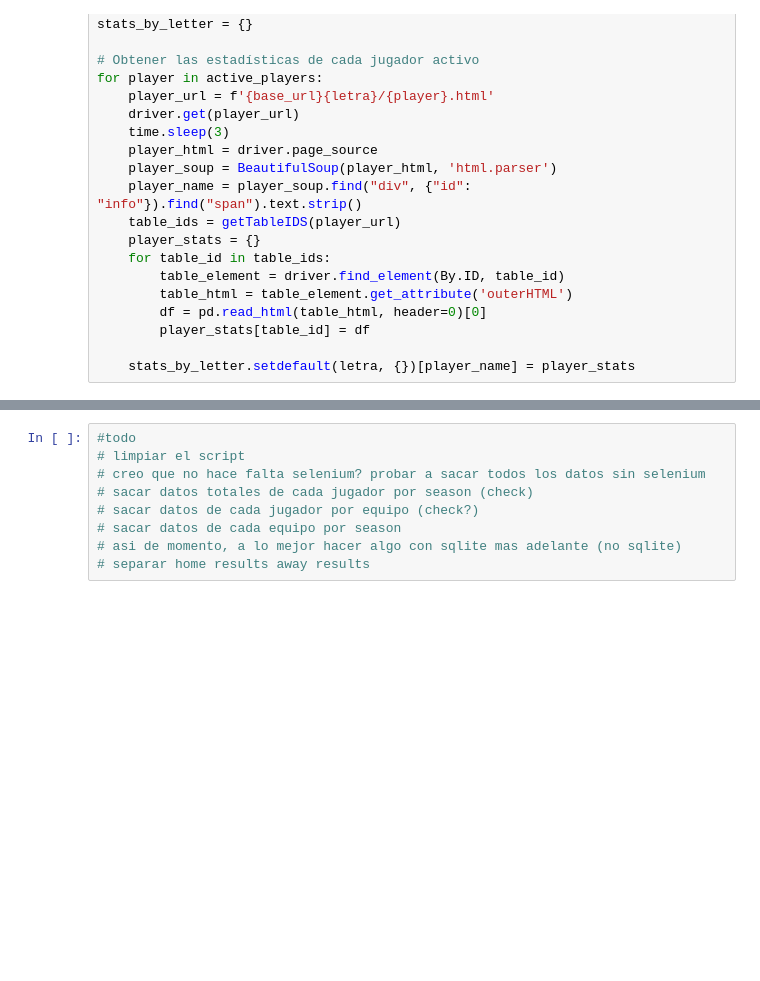
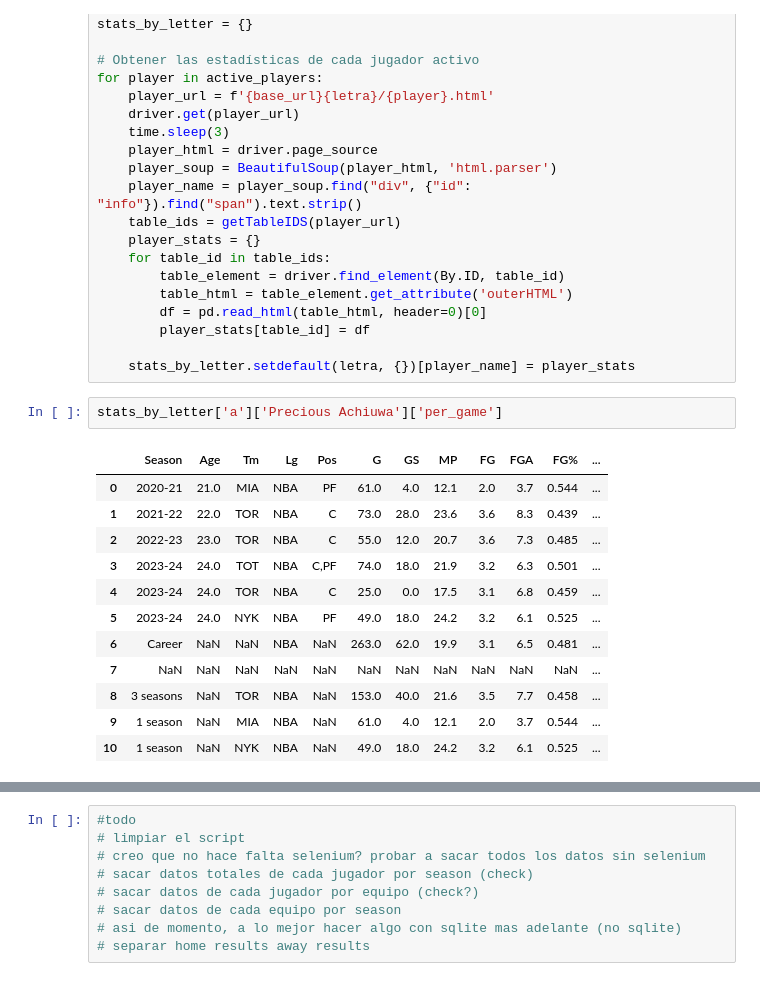
Before and after one commit to alejandrou/NBA_ML-., a Jupyter notebook: scrap.ipynb, the cells around one changed output, grey strips where cells are left out. Drawn from its saved outputs; the diff is of its cells as text; blank space fills up the shorter version.

```diff
--- a/scrap.ipynb
+++ b/scrap.ipynb
@@ -323,6 +326,21 @@ for player in active_players:
         player_stats[table_id] = df
 
     stats_by_letter.setdefault(letra, {})[player_name] = player_stats
+# %%
+stats_by_letter['a']['Precious Achiuwa']['per_game']
+# %% [output]
+|  | Season | Age | Tm | Lg | Pos | G | GS | MP | FG | FGA | FG% | ... |
+| 0 | 2020-21 | 21.0 | MIA | NBA | PF | 61.0 | 4.0 | 12.1 | 2.0 | 3.7 | 0.544 | ... |
+| 1 | 2021-22 | 22.0 | TOR | NBA | C | 73.0 | 28.0 | 23.6 | 3.6 | 8.3 | 0.439 | ... |
+| 2 | 2022-23 | 23.0 | TOR | NBA | C | 55.0 | 12.0 | 20.7 | 3.6 | 7.3 | 0.485 | ... |
+| 3 | 2023-24 | 24.0 | TOT | NBA | C,PF | 74.0 | 18.0 | 21.9 | 3.2 | 6.3 | 0.501 | ... |
+| 4 | 2023-24 | 24.0 | TOR | NBA | C | 25.0 | 0.0 | 17.5 | 3.1 | 6.8 | 0.459 | ... |
+| 5 | 2023-24 | 24.0 | NYK | NBA | PF | 49.0 | 18.0 | 24.2 | 3.2 | 6.1 | 0.525 | ... |
+| 6 | Career | NaN | NaN | NBA | NaN | 263.0 | 62.0 | 19.9 | 3.1 | 6.5 | 0.481 | ... |
+| 7 | NaN | NaN | NaN | NaN | NaN | NaN | NaN | NaN | NaN | NaN | NaN | ... |
+| 8 | 3 seasons | NaN | TOR | NBA | NaN | 153.0 | 40.0 | 21.6 | 3.5 | 7.7 | 0.458 | ... |
+| 9 | 1 season | NaN | MIA | NBA | NaN | 61.0 | 4.0 | 12.1 | 2.0 | 3.7 | 0.544 | ... |
+| 10 | 1 season | NaN | NYK | NBA | NaN | 49.0 | 18.0 | 24.2 | 3.2 | 6.1 | 0.525 | ... |
 # %%
 # Supongamos que tienes el diccionario stats_by_letter con las estadísticas de los jugadores
 
```
Also changed, not shown: parts of 12 cells of this notebook, 2 other files.
